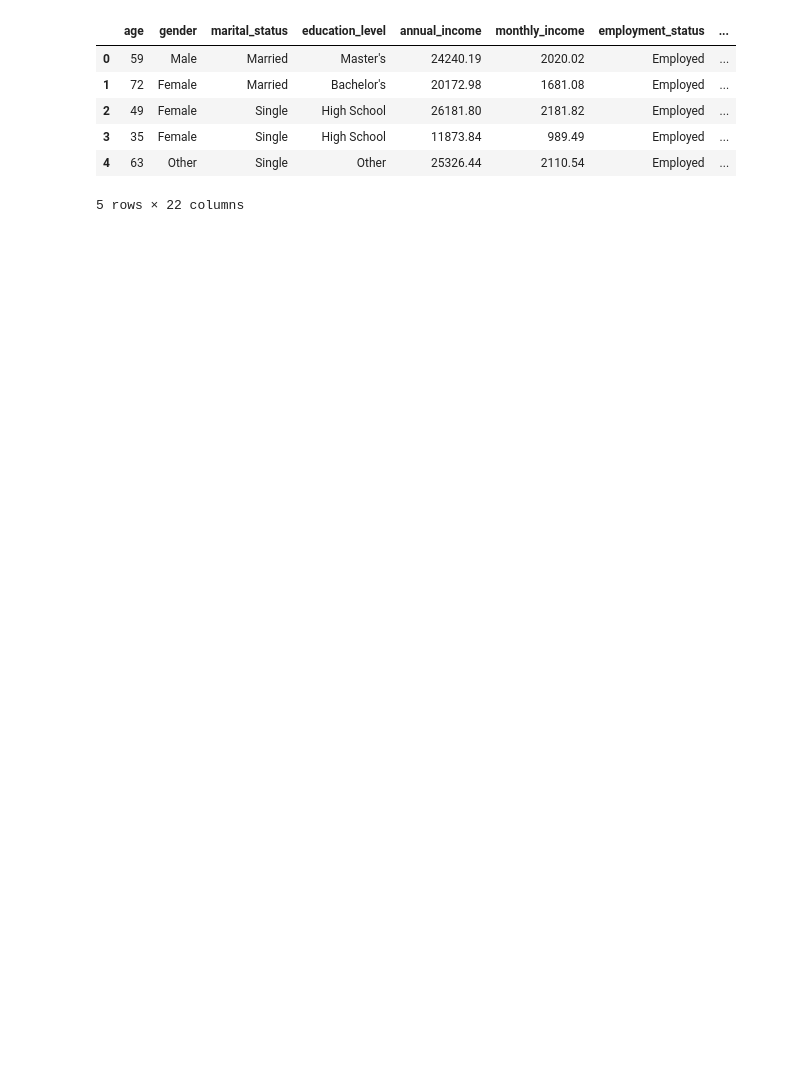
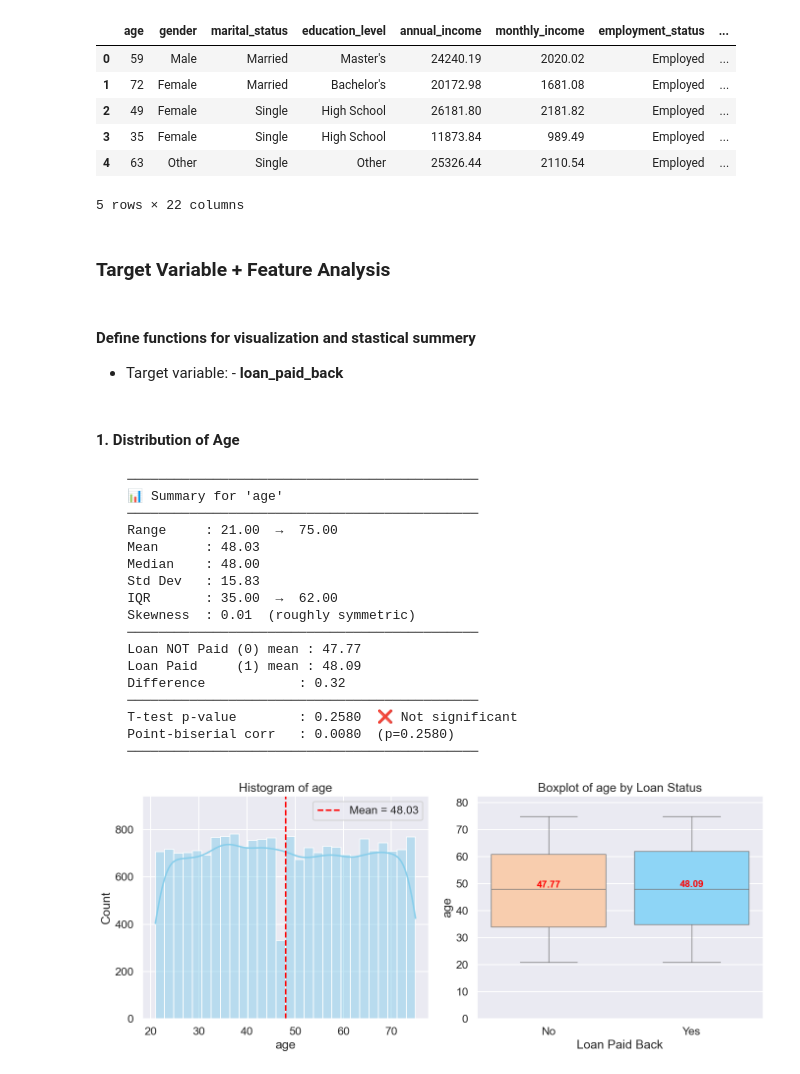
Before and after one commit to AshenFdo/Loan-Eligibility-Prediction, a Jupyter notebook: notebook/EDA_Loan_Approval.ipynb, the cells around one changed output. Cells and saved outputs as stored; diff of their text form; code cells hidden in the pictures; blank space fills up the shorter version.

Commit message:
Created Reusable functions for making plots and stastical summery

```diff
--- a/notebook/EDA_Loan_Approval.ipynb
+++ b/notebook/EDA_Loan_Approval.ipynb
@@ -17,3 +17,9 @@ df.head()
 | 3 | 35 | Female | Single | High School | 11873.84 | 989.49 | Employed | ... |
 | 4 | 63 | Other | Single | Other | 25326.44 | 2110.54 | Employed | ... |
 5 rows × 22 columns
+# %% [markdown]
+### Target Variable + Feature Analysis
+# %% [markdown]
+#### Define functions for visualization and stastical summery
+
+ - Target variable: - **loan_paid_back**
@@ -19,0 +191,25 @@ df.head()
+# %% [markdown]
+#### 1. Distribution of Age
+# %%
+# Analyze 'age' column
+statistical_summary_for_numerical('age')
+plot_numerical_distribution('age')
+# %% [output]
+    ─────────────────────────────────────────────
+    📊 Summary for 'age'
+    ─────────────────────────────────────────────
+    Range     : 21.00  →  75.00
+    Mean      : 48.03
+    Median    : 48.00
+    Std Dev   : 15.83
+    IQR       : 35.00  →  62.00
+    Skewness  : 0.01  (roughly symmetric)
+    ─────────────────────────────────────────────
+    Loan NOT Paid (0) mean : 47.77
+    Loan Paid     (1) mean : 48.09
+    Difference            : 0.32
+    ─────────────────────────────────────────────
+    T-test p-value        : 0.2580  ❌ Not significant
+    Point-biserial corr   : 0.0080  (p=0.2580)
+    ─────────────────────────────────────────────
+[figure, added]
```
Also changed, not shown: parts of 6 cells of this notebook, 1 other file.
